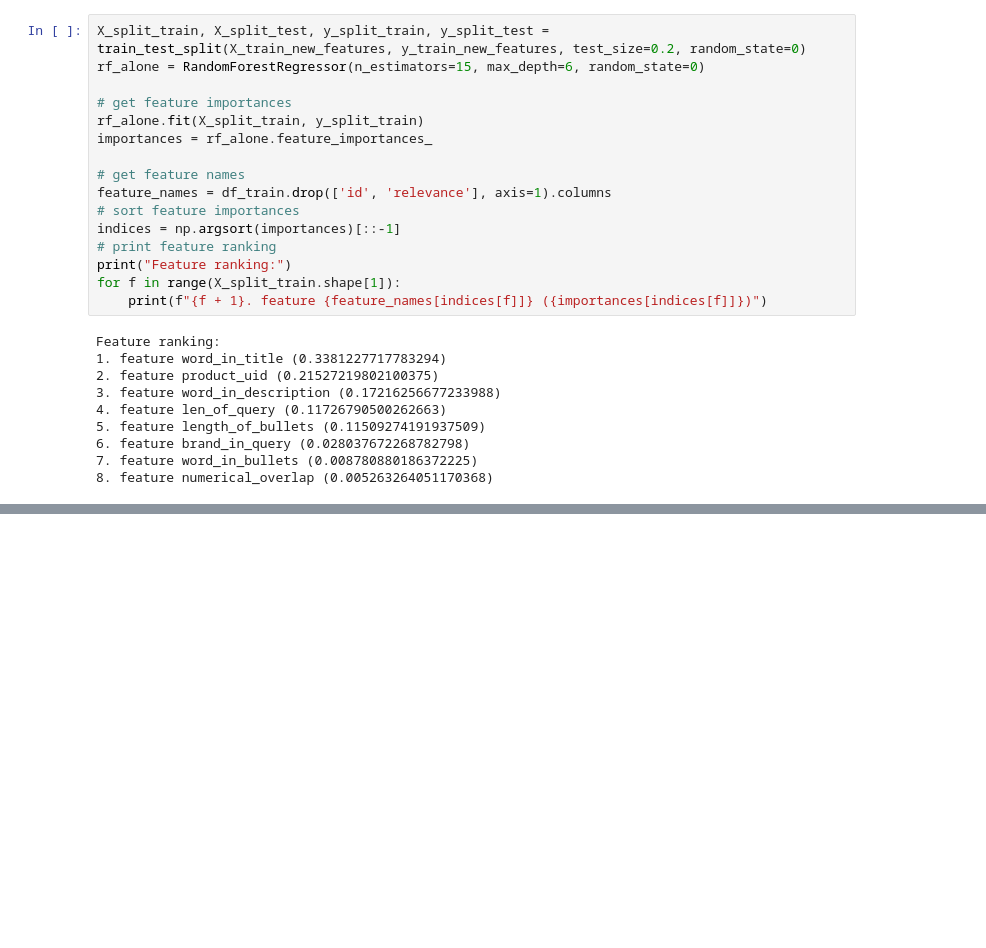
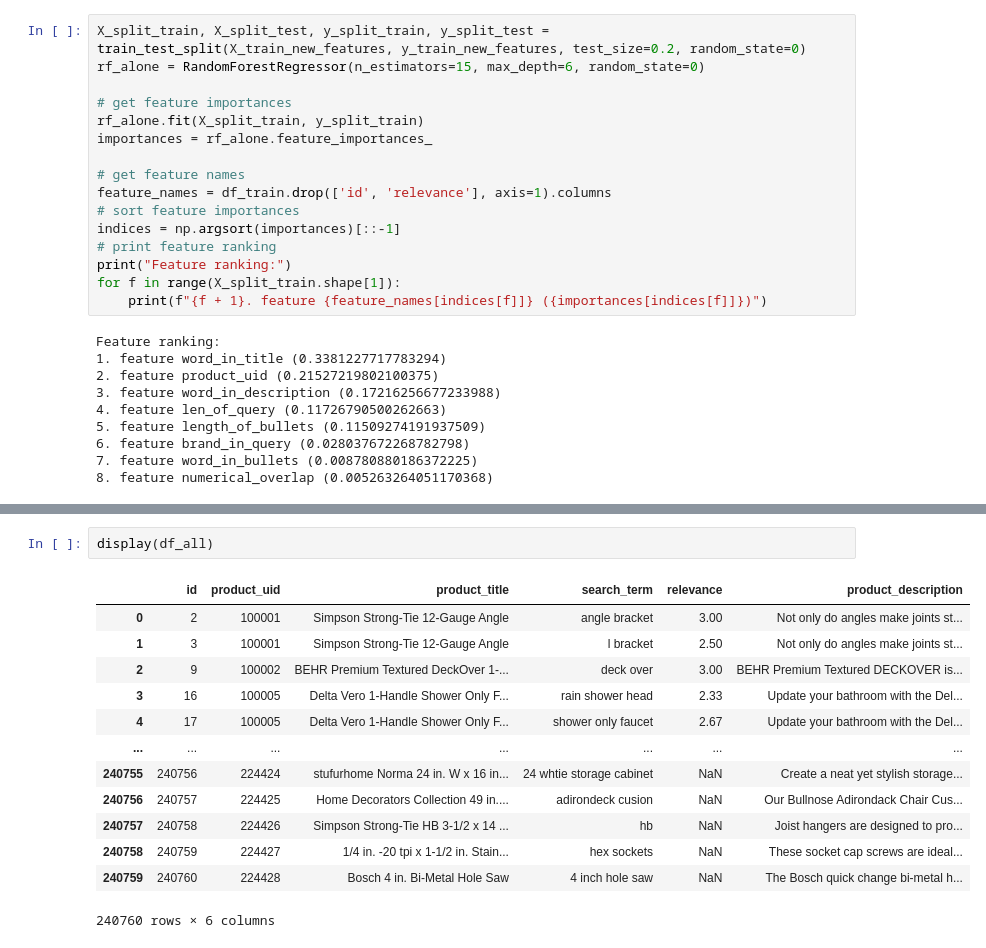
Before and after one commit to brosenthal3/DS_A3, a Jupyter notebook: A3.ipynb, the cells around one changed output, grey strips where cells are left out. Drawn from its saved outputs; the diff is of its cells as text; blank space fills up the shorter version.

Commit message:
small experiment to understand product uid

```diff
--- a/A3.ipynb
+++ b/A3.ipynb
@@ -436,0 +459,16 @@ Feature ranking:
+# %%
+display(df_all)
+# %% [output]
+|  | id | product_uid | product_title | search_term | relevance | product_description |
+| 0 | 2 | 100001 | Simpson Strong-Tie 12-Gauge Angle | angle bracket | 3.00 | Not only do angles make joints st... |
+| 1 | 3 | 100001 | Simpson Strong-Tie 12-Gauge Angle | l bracket | 2.50 | Not only do angles make joints st... |
+| 2 | 9 | 100002 | BEHR Premium Textured DeckOver 1-... | deck over | 3.00 | BEHR Premium Textured DECKOVER is... |
+| 3 | 16 | 100005 | Delta Vero 1-Handle Shower Only F... | rain shower head | 2.33 | Update your bathroom with the Del... |
+| 4 | 17 | 100005 | Delta Vero 1-Handle Shower Only F... | shower only faucet | 2.67 | Update your bathroom with the Del... |
+| ... | ... | ... | ... | ... | ... | ... |
+| 240755 | 240756 | 224424 | stufurhome Norma 24 in. W x 16 in... | 24 whtie storage cabinet | NaN | Create a neat yet stylish storage... |
+| 240756 | 240757 | 224425 | Home Decorators Collection 49 in.... | adirondeck cusion | NaN | Our Bullnose Adirondack Chair Cus... |
+| 240757 | 240758 | 224426 | Simpson Strong-Tie HB 3-1/2 x 14 ... | hb | NaN | Joist hangers are designed to pro... |
+| 240758 | 240759 | 224427 | 1/4 in. -20 tpi x 1-1/2 in. Stain... | hex sockets | NaN | These socket cap screws are ideal... |
+| 240759 | 240760 | 224428 | Bosch 4 in. Bi-Metal Hole Saw | 4 inch hole saw | NaN | The Bosch quick change bi-metal h... |
+240760 rows × 6 columns
```
Also changed, not shown: parts of 1 cell of this notebook.
